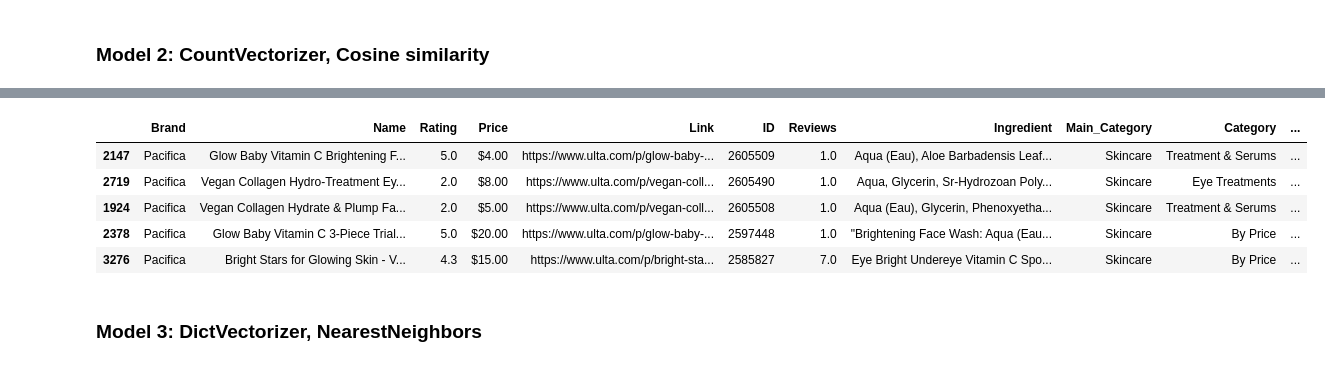
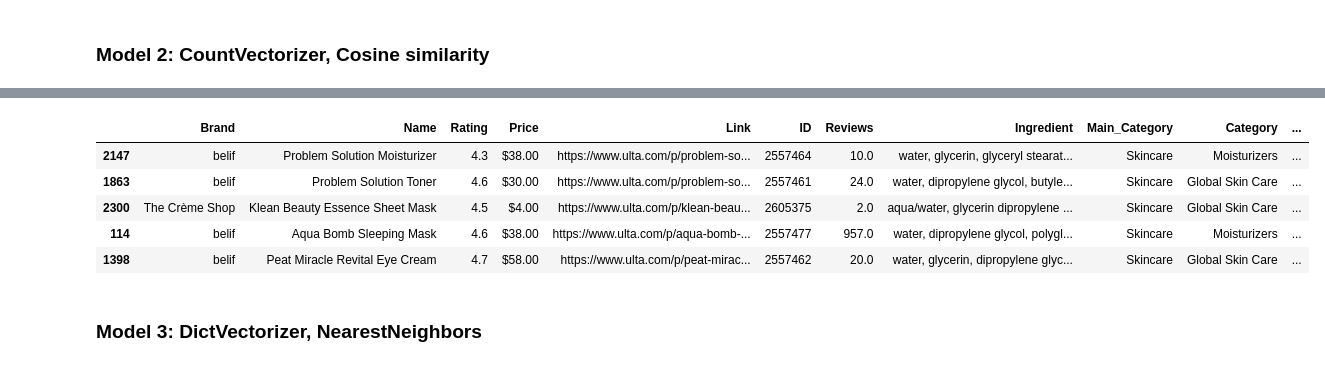
Before and after one commit to css0869/Capstone, a Jupyter notebook: 4. Recommendation.ipynb, the cells around one changed output, grey strips where cells are left out. Cells and saved outputs as stored; diff of their text form; code cells hidden in the pictures.

```diff
--- a/4. Recommendation.ipynb
+++ b/4. Recommendation.ipynb
@@ -29,3 +31,5 @@ ulta.sample(1)
 # %%
-ulta['Ingredient'][3257]
+product=ulta['Name'][2403]
+ig=ulta['Ingredient'][2403]
+product,ig
 # %% [output]
@@ -33,8 +38,10 @@ ulta['Ingredient'][3257]
+# %%
+allergen='il58a'
 # %%
 #Check if Ingredient list contains allergen item
 
 def containsAllergen(df,allergen):
-    return df[ df['Ingredient'].str.contains(allergen, na=False,case=False)==False]
+    return df[df['Ingredient'].apply(lambda x: allergen not in x)]
 # %% [markdown]
 ## Model Selection:
 # %% [markdown]
@@ -107,6 +113,6 @@ def recommender_2(df,product, allergen):
     prod_nbr=prod_nbr[prod_nbr['Main_Category']==df['Main_Category'][index]]
     return containsAllergen(prod_nbr,allergen).head(5)
 
-prod_2=recommender_2(ulta,'Re-Boost Matifying Hydrating Cream','Glucose')
+prod_2=recommender_2(ulta,product,allergen)
 prod_2
 # %% [output]
@@ -115,9 +121,9 @@ Wall time: 9.94 s
 |  | Brand | Name | Rating | Price | Link | ID | Reviews | Ingredient | Main_Category | Category | ... |
-| 2147 | Pacifica | Glow Baby Vitamin C Brightening F... | 5.0 | $4.00 | https://www.ulta.com/p/glow-baby-... | 2605509 | 1.0 | Aqua (Eau), Aloe Barbadensis Leaf... | Skincare | Treatment & Serums | ... |
-| 2719 | Pacifica | Vegan Collagen Hydro-Treatment Ey... | 2.0 | $8.00 | https://www.ulta.com/p/vegan-coll... | 2605490 | 1.0 | Aqua, Glycerin, Sr-Hydrozoan Poly... | Skincare | Eye Treatments | ... |
-| 1924 | Pacifica | Vegan Collagen Hydrate & Plump Fa... | 2.0 | $5.00 | https://www.ulta.com/p/vegan-coll... | 2605508 | 1.0 | Aqua (Eau), Glycerin, Phenoxyetha... | Skincare | Treatment & Serums | ... |
-| 2378 | Pacifica | Glow Baby Vitamin C 3-Piece Trial... | 5.0 | $20.00 | https://www.ulta.com/p/glow-baby-... | 2597448 | 1.0 | "Brightening Face Wash: Aqua (Eau... | Skincare | By Price | ... |
-| 3276 | Pacifica | Bright Stars for Glowing Skin - V... | 4.3 | $15.00 | https://www.ulta.com/p/bright-sta... | 2585827 | 7.0 | Eye Bright Undereye Vitamin C Spo... | Skincare | By Price | ... |
+| 2147 | belif | Problem Solution Moisturizer | 4.3 | $38.00 | https://www.ulta.com/p/problem-so... | 2557464 | 10.0 | water, glycerin, glyceryl stearat... | Skincare | Moisturizers | ... |
+| 1863 | belif | Problem Solution Toner | 4.6 | $30.00 | https://www.ulta.com/p/problem-so... | 2557461 | 24.0 | water, dipropylene glycol, butyle... | Skincare | Global Skin Care | ... |
+| 2300 | The Crème Shop | Klean Beauty Essence Sheet Mask | 4.5 | $4.00 | https://www.ulta.com/p/klean-beau... | 2605375 | 2.0 | aqua/water, glycerin dipropylene ... | Skincare | Global Skin Care | ... |
+| 114 | belif | Aqua Bomb Sleeping Mask | 4.6 | $38.00 | https://www.ulta.com/p/aqua-bomb-... | 2557477 | 957.0 | water, dipropylene glycol, polygl... | Skincare | Moisturizers | ... |
+| 1398 | belif | Peat Miracle Revital Eye Cream | 4.7 | $58.00 | https://www.ulta.com/p/peat-mirac... | 2557462 | 20.0 | water, glycerin, dipropylene glyc... | Skincare | Global Skin Care | ... |
 # %% [markdown]
 ### Model 3: DictVectorizer, NearestNeighbors
 # %%
```
Also changed, not shown: parts of 8 cells of this notebook, 1 other file.
